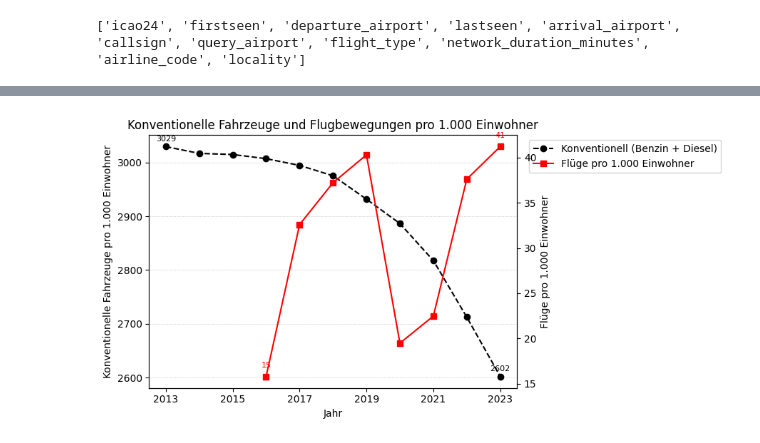
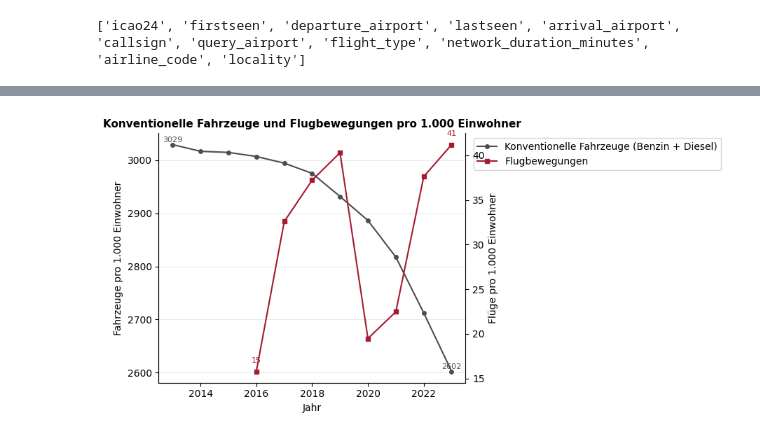
Before and after one commit to matwirabc/binaproject, a Jupyter notebook: bina_aggregate.ipynb, the cells around one changed output, grey strips where cells are left out. Cells and saved outputs as stored; diff of their text form; code cells hidden in the pictures.

```diff
--- a/bina_aggregate.ipynb
+++ b/bina_aggregate.ipynb
@@ -481,54 +499,57 @@ plt.show()
 # %%
+# Prepare index
+df_overall_normalized['year'] = df_overall_normalized['year'].astype(int)
+df_plot = df_overall_normalized.set_index('year')
+df_plot = df_plot.loc[(df_plot.index >= 2013) & (df_plot.index <= 2024)]
+
+# Calculate lines
+conv_line = df_plot['Benzin pro 1000'] + df_plot['Diesel pro 1000']
+flights = df_plot['Flüge gesamt pro 1000']
+
+# Start plot
 fig, ax = plt.subplots(figsize=(9, 4.5))
 
-# Conventional vehicles
-conv_line = df_ibcs['Benzin pro 1000'] + df_ibcs['Diesel pro 1000']
-conv_line.plot(
-    ax=ax,
-    color='black',
-    linestyle='--',
-    marker='o',
-    label='Konventionell (Benzin + Diesel)'
-)
+# Conventional vehicles (left axle)
+ax.plot(df_plot.index, conv_line, color='#4D4D4D', linestyle='-', marker='o', markersize=4,
+        label='Konventionelle Fahrzeuge (Benzin + Diesel)')
 
-# Only label minimum and maximum
-min_idx = conv_line.idxmin()
-max_idx = conv_line.idxmax()
-ax.text(df_ibcs.index.get_loc(min_idx), conv_line.min() + 10, f"{int(conv_line.min())}", fontsize=8, ha='center')
-ax.text(df_ibcs.index.get_loc(max_idx), conv_line.max() + 10, f"{int(conv_line.max())}", fontsize=8, ha='center')
+# Label min/max points
+ax.text(conv_line.idxmin(), conv_line.min() + 5, f"{int(conv_line.min())}", fontsize=8, ha='center', color='#4D4D4D')
+ax.text(conv_line.idxmax(), conv_line.max() + 5, f"{int(conv_line.max())}", fontsize=8, ha='center', color='#4D4D4D')
 
 # Aircraft movements (right axis)
 ax2 = ax.twinx()
-flights = df_ibcs['Flüge gesamt pro 1000']
-flights.plot(
-    ax=ax2,
-    color='red',
-    linestyle='-',
-    marker='s',
-    label='Flüge pro 1.000 Einwohner'
-)
+ax2.plot(df_plot.index, flights, color='#A6192E', linestyle='-', marker='s', markersize=4,
+         label='Flugbewegungen')
 
-# Only mark min/max here too.
-min_idx_f = flights.idxmin()
-max_idx_f = flights.idxmax()
-ax2.text(df_ibcs.index.get_loc(min_idx_f), flights.min() + 1, f"{int(flights.min())}", fontsize=8, ha='center', color='red')
-ax2.text(df_ibcs.index.get_loc(max_idx_f), flights.max() + 1, f"{int(flights.max())}", fontsize=8, ha='center', color='red')
+# Min/Max points for flights
+ax2.text(flights.idxmin(), flights.min() + 1, f"{int(flights.min())}", fontsize=8, ha='center', color='#A6192E')
+ax2.text(flights.idxmax(), flights.max() + 1, f"{int(flights.max())}", fontsize=8, ha='center', color='#A6192E')
 
-# Titel & Format
-ax.set_title("Konventionelle Fahrzeuge und Flugbewegungen pro 1.000 Einwohner", fontsize=12)
-ax.set_xlabel("Jahr")
-ax.set_ylabel("Konventionelle Fahrzeuge pro 1.000 Einwohner")
-ax2.set_ylabel("Flüge pro 1.000 Einwohner")
+# Axis title & layout
+ax.set_title("Konventionelle Fahrzeuge und Flugbewegungen pro 1.000 Einwohner", fontsize=11, weight='bold')
+ax.set_xlabel("Jahr", fontsize=10)
+ax.set_ylabel("Fahrzeuge pro 1.000 Einwohner", fontsize=10)
+ax2.set_ylabel("Flüge pro 1.000 Einwohner", fontsize=10)
+
+# IBCS-compliant layout
+ax.grid(axis='y', linestyle='-', linewidth=0.4, color='#D9D9D9')
+ax2.grid(False)
+
 ax.yaxis.set_major_formatter(mticker.FormatStrFormatter('%.0f'))
 ax2.yaxis.set_major_formatter(mticker.FormatStrFormatter('%.0f'))
 
-# combine keys
+# Customize frame
+ax.spines['top'].set_visible(False)
+ax.spines['right'].set_visible(False)
+ax2.spines['top'].set_visible(False)
+
+# Combine legend
 lines1, labels1 = ax.get_legend_handles_labels()
 lines2, labels2 = ax2.get_legend_handles_labels()
-ax.legend(lines1 + lines2, labels1 + labels2, loc='upper left', bbox_to_anchor=(1.02, 1.0))
+ax.legend(lines1 + lines2, labels1 + labels2, loc='upper left', bbox_to_anchor=(1.01, 1))
 
-ax.grid(axis='y', linestyle=':', linewidth=0.5)
 plt.tight_layout()
 plt.show()
 # %% [output]
-[figure, old version]
+[figure, new version]
```
Also changed, not shown: parts of 19 cells of this notebook.
